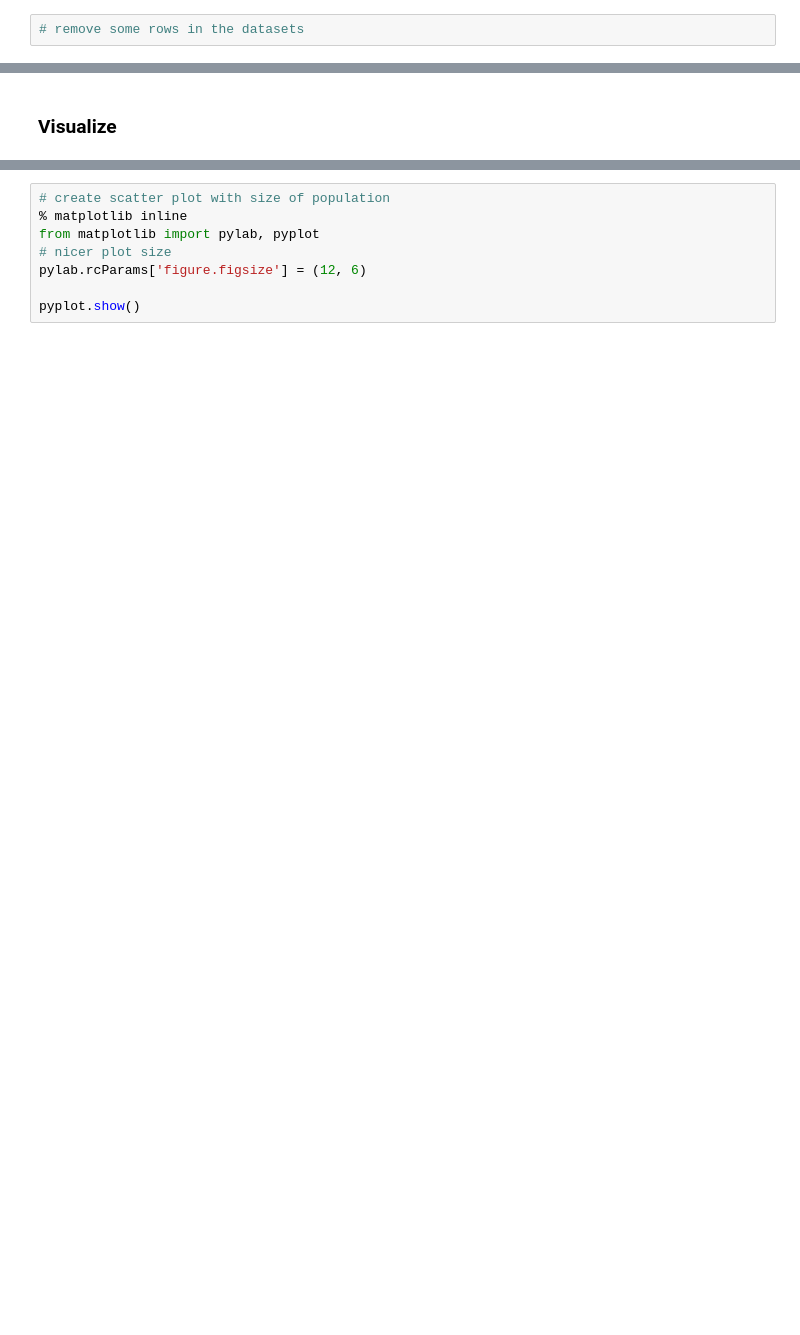
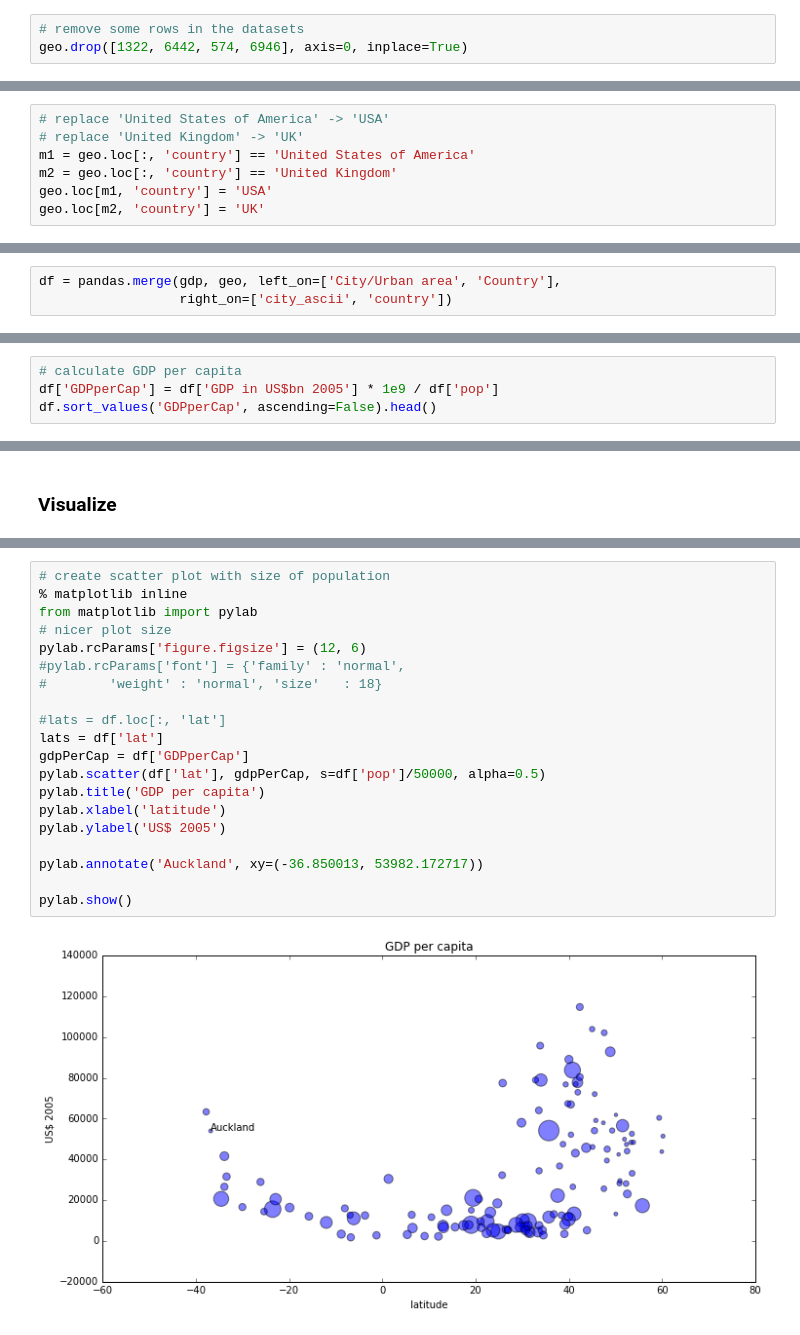
Before and after one commit to pletzer/swc-python-data, a Jupyter notebook: pythonTutorial.ipynb, the cells around one changed output, grey strips where cells are left out. Saved outputs shown, nothing was run; the diff lists cells and outputs as text; blank space fills up the shorter version.

```diff
--- a/pythonTutorial.ipynb
+++ b/pythonTutorial.ipynb
@@ -50,4 +153,5 @@ geo = pandas.read_csv('https://raw.githubusercontent.com/pletzer/swc-python-data
 # %%
 # remove some rows in the datasets
+geo.drop([1322, 6442, 574, 6946], axis=0, inplace=True)
 # %%
 # check that London and Portland appear only once
@@ -54 +166,8 @@ geo = pandas.read_csv('https://raw.githubusercontent.com/pletzer/swc-python-data
+# %%
+# replace 'United States of America' -> 'USA'
+# replace 'United Kingdom' -> 'UK'
+m1 = geo.loc[:, 'country'] == 'United States of America'
+m2 = geo.loc[:, 'country'] == 'United Kingdom'
+geo.loc[m1, 'country'] = 'USA'
+geo.loc[m2, 'country'] = 'UK'
 # %%
@@ -63,0 +191,3 @@ geo = pandas.read_csv('https://raw.githubusercontent.com/pletzer/swc-python-data
+# %%
+df = pandas.merge(gdp, geo, left_on=['City/Urban area', 'Country'],
+                  right_on=['city_ascii', 'country'])
@@ -63,0 +198,4 @@ geo = pandas.read_csv('https://raw.githubusercontent.com/pletzer/swc-python-data
+# %%
+# calculate GDP per capita
+df['GDPperCap'] = df['GDP in US$bn 2005'] * 1e9 / df['pop']
+df.sort_values('GDPperCap', ascending=False).head()
@@ -68,8 +240,22 @@ geo = pandas.read_csv('https://raw.githubusercontent.com/pletzer/swc-python-data
 # %%
 # create scatter plot with size of population
 % matplotlib inline
-from matplotlib import pylab, pyplot
+from matplotlib import pylab
 # nicer plot size
 pylab.rcParams['figure.figsize'] = (12, 6)
+#pylab.rcParams['font'] = {'family' : 'normal',
+#        'weight' : 'normal', 'size'   : 18}
 
-pyplot.show()
+#lats = df.loc[:, 'lat']
+lats = df['lat']
+gdpPerCap = df['GDPperCap']
+pylab.scatter(df['lat'], gdpPerCap, s=df['pop']/50000, alpha=0.5)
+pylab.title('GDP per capita')
+pylab.xlabel('latitude')
+pylab.ylabel('US$ 2005')
+
+pylab.annotate('Auckland', xy=(-36.850013, 53982.172717))
+
+pylab.show()
+# %% [output]
+[figure, added]
```
Also changed, not shown: parts of 27 cells of this notebook.
